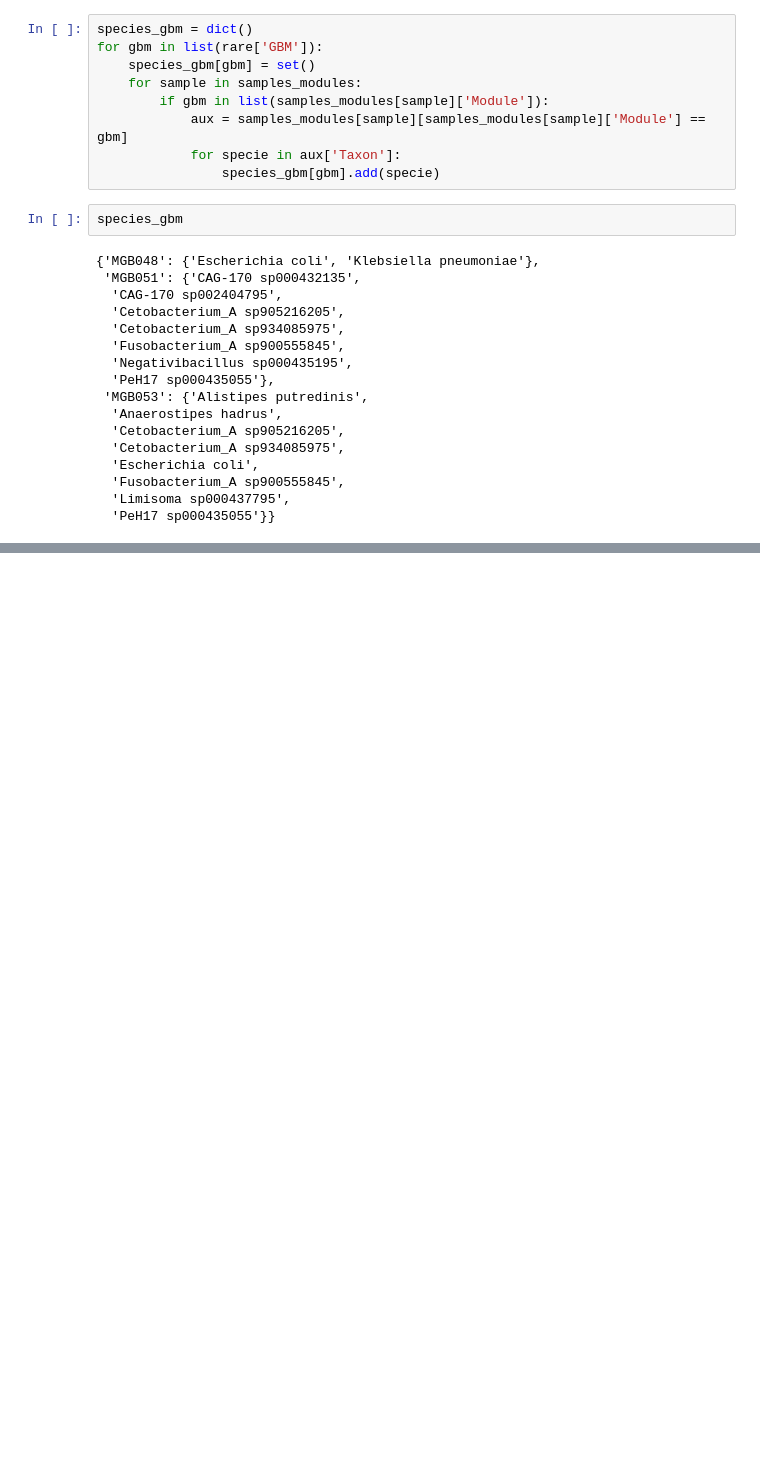
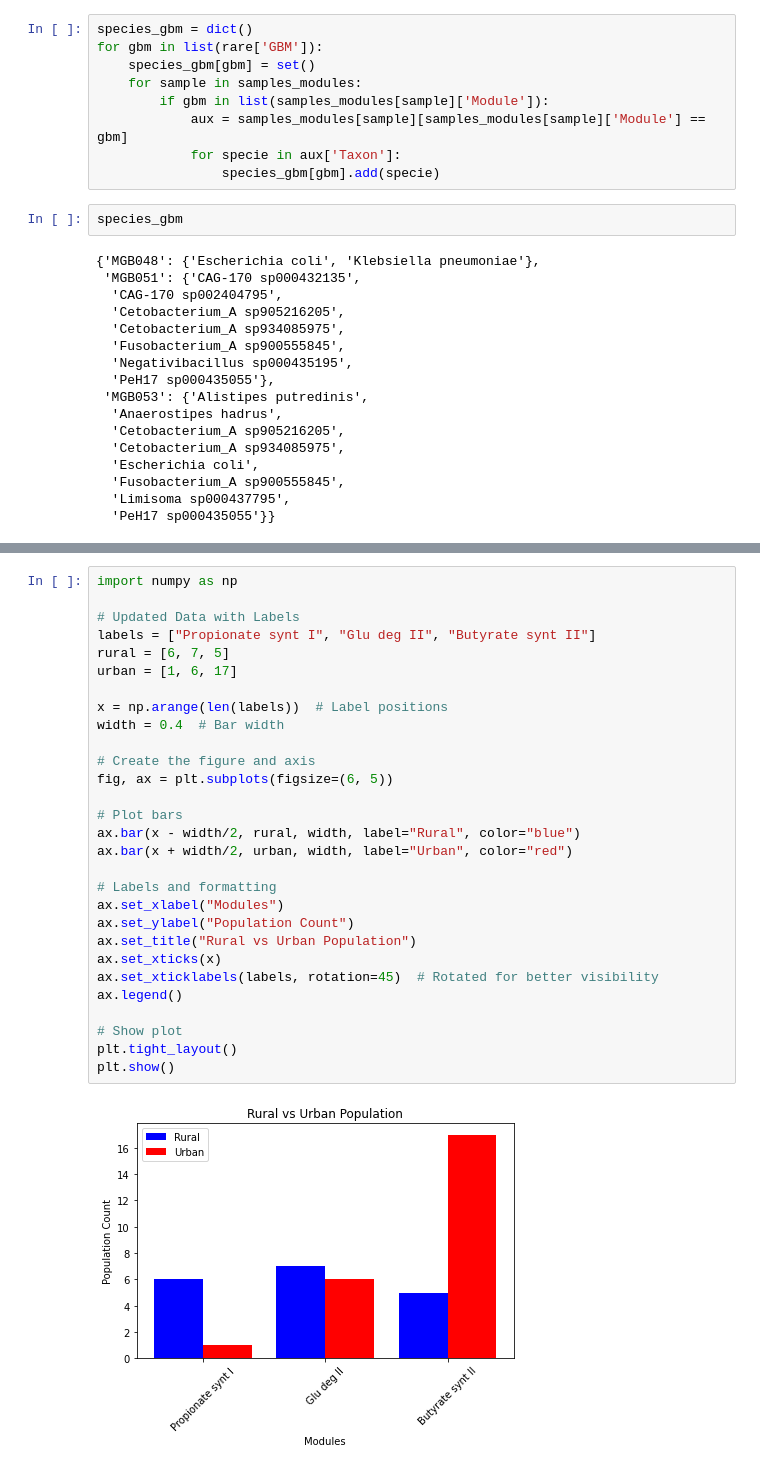
Before and after one commit to RafaPe/MX-Rural-Urban-Microbiome, a Jupyter notebook: notebooks/GBM_analysis.ipynb, the cells around one changed output, grey strips where cells are left out. Drawn from its saved outputs; the diff is of its cells as text; blank space fills up the shorter version.

Commit message:
feat: :fire: Created plot of rare GBMs

```diff
--- a/notebooks/GBM_analysis.ipynb
+++ b/notebooks/GBM_analysis.ipynb
@@ -142,0 +190,31 @@ species_gbm
+# %%
+import numpy as np
+
+# Updated Data with Labels
+labels = ["Propionate synt I", "Glu deg II", "Butyrate synt II"]
+rural = [6, 7, 5]
+urban = [1, 6, 17]
+
+x = np.arange(len(labels))  # Label positions
+width = 0.4  # Bar width
+
+# Create the figure and axis
+fig, ax = plt.subplots(figsize=(6, 5))
+
+# Plot bars
+ax.bar(x - width/2, rural, width, label="Rural", color="blue")
+ax.bar(x + width/2, urban, width, label="Urban", color="red")
+
+# Labels and formatting
+ax.set_xlabel("Modules")
+ax.set_ylabel("Population Count")
+ax.set_title("Rural vs Urban Population")
+ax.set_xticks(x)
+ax.set_xticklabels(labels, rotation=45)  # Rotated for better visibility
+ax.legend()
+
+# Show plot
+plt.tight_layout()
+plt.show()
+# %% [output]
+[figure, added]
```
Also changed, not shown: parts of 3 cells of this notebook.
